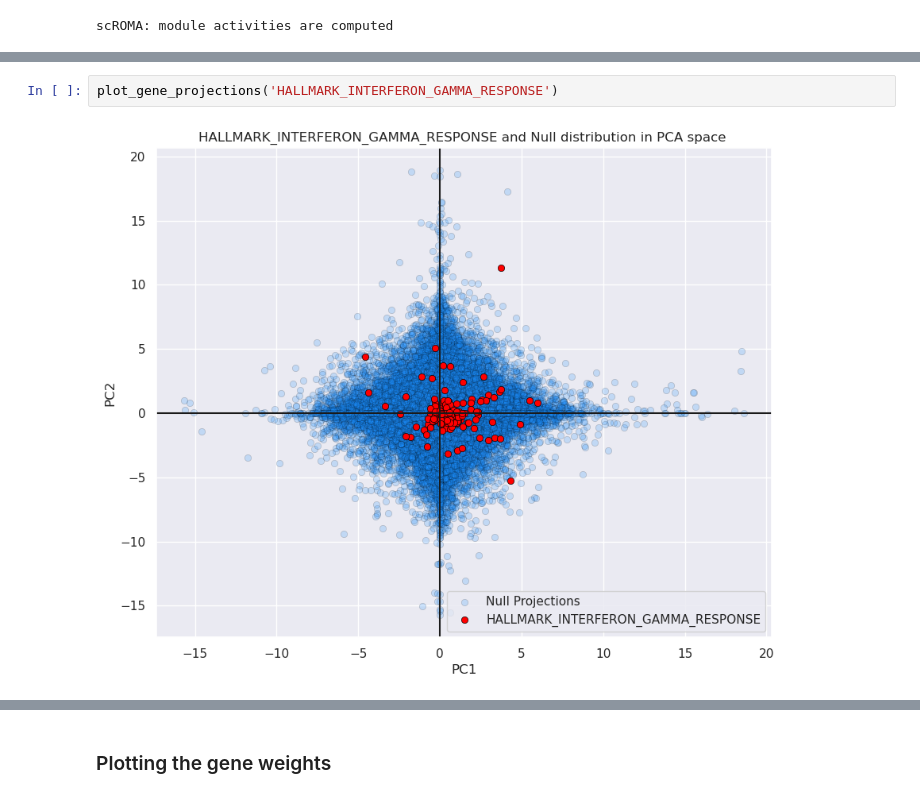
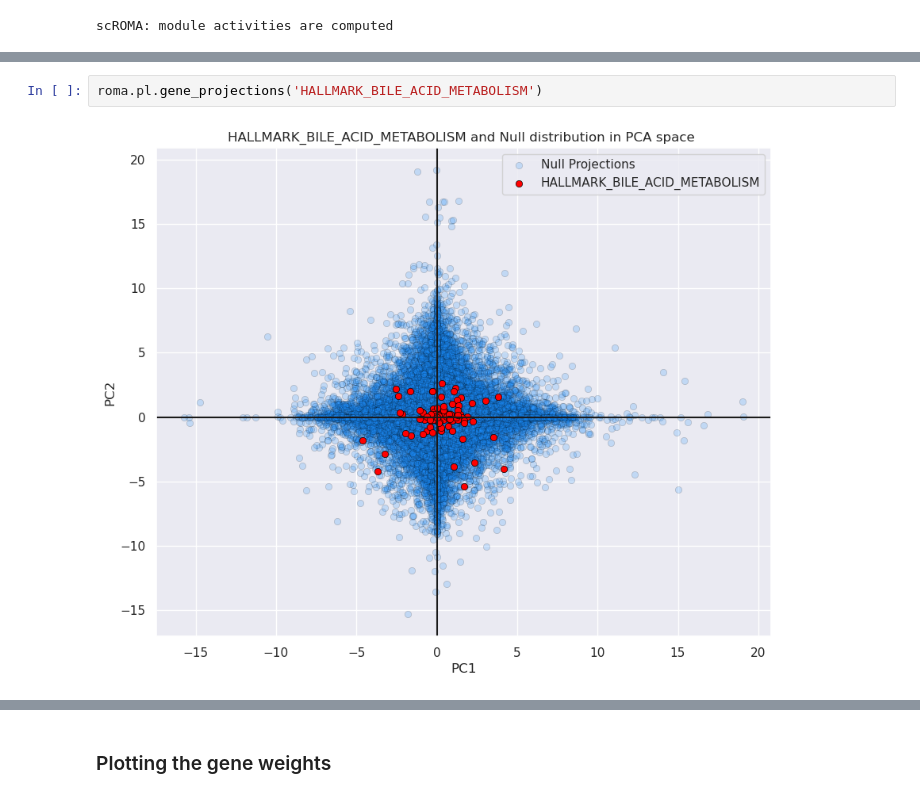
Before and after one commit to altyn-bulmers/pyroma, a Jupyter notebook: 47_test_the_plotting.ipynb, the cells around one changed output, grey strips where cells are left out. Cells and saved outputs as stored; diff of their text form.

```diff
--- a/47_test_the_plotting.ipynb
+++ b/47_test_the_plotting.ipynb
@@ -335,4 +324,4 @@ plot_gene_projections('HALLMARK_COAGULATION')
-# %%
-plot_gene_projections('HALLMARK_INTERFERON_GAMMA_RESPONSE')
-# %% [output]
-[figure, removed]
+# %%
+roma.pl.gene_projections('HALLMARK_BILE_ACID_METABOLISM')
+# %% [output]
+[figure, added]
```
Also changed, not shown: parts of 15 cells of this notebook, 4 other files.
